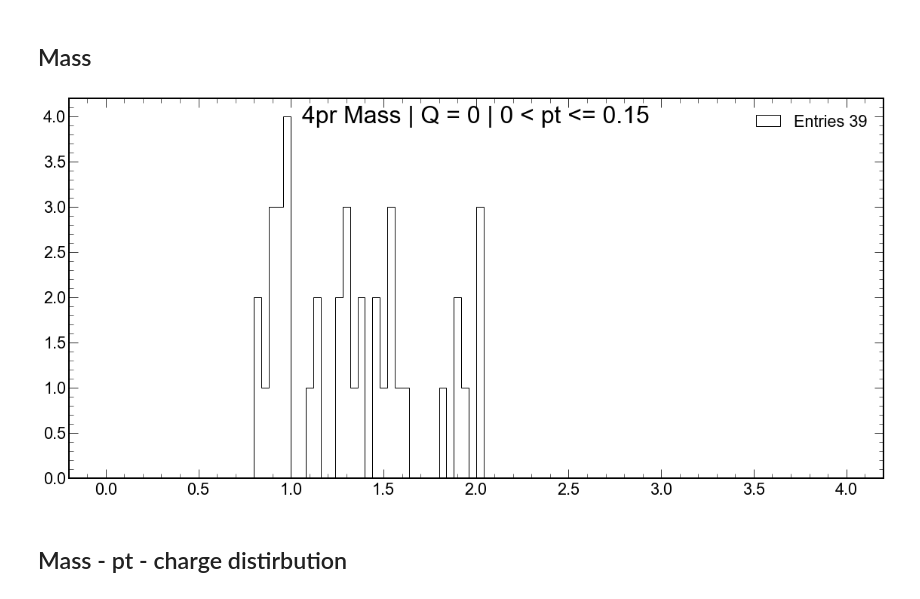
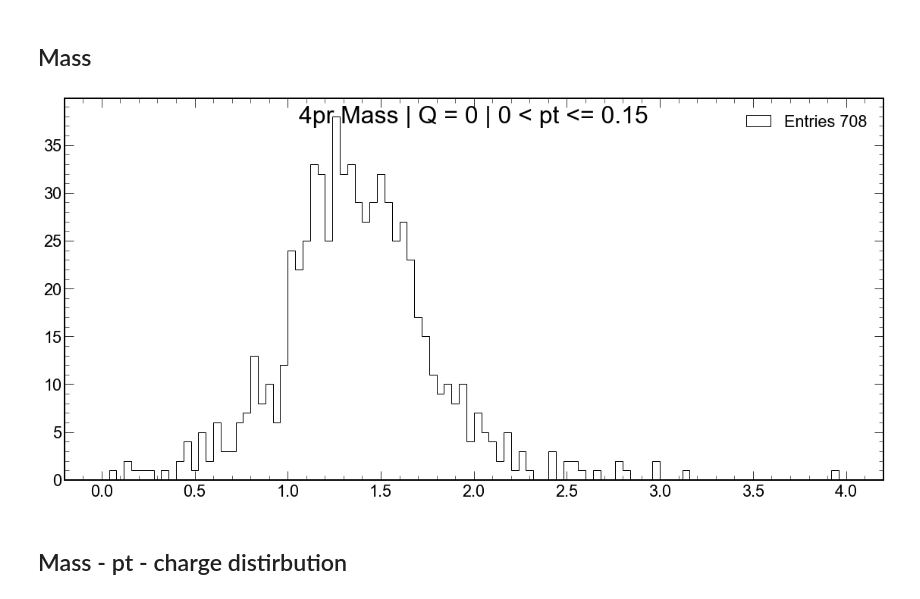
Before and after one commit to bdrum/cern-physics, a Jupyter notebook: notebooks/RhoPrime.ipynb, the cells around one changed output. Drawn from its saved outputs; the diff is of its cells as text; code cells hidden in the pictures.

```diff
--- a/notebooks/RhoPrime.ipynb
+++ b/notebooks/RhoPrime.ipynb
@@ -12,7 +12,10 @@ import awkward
 
 ccup9_2015_my_test = r"D:\GoogleDrive\Job\cern\Alice\analysis\dev\grid\selection\RhoPrime\macro\AnalysisResults.root"
 ccup9_2015_my = r'D:\GoogleDrive\Job\cern\Alice\analysis\data\RhoPrime\2015\RhoPrime2015o.root'
-events = uproot.open(ccup9_2015_my)['RhoPrimeCentral/events']
+ccup9_2015_my_new = r'D:\GoogleDrive\Job\cern\Alice\analysis\data\RhoPrime\2015\4Prongs2015oPartNew.root'
+
+
+events = uproot.open(ccup9_2015_my_new)['4Prongs/events']
 events.show()
 print(events.name, events.title, events.numentries)
 
@@ -20,7 +23,26 @@ print(events.name, events.title, events.numentries)
 data = events.arrays('*', namedecode="utf-8")
 # data = events.lazyarrays('*', namedecode="utf-8")
 
-# print(data.nTracks.sum())
+print(data['nTracks'].sum())
+
+## I forgot to clear T_ITSsa vector before new tracks filling for event. This led to uncorrect data in the vector,
+## but I have correct vectors for other track parameters, that means I know their sizes. It allows me
+## to take last n elements from each vector T_ITSsa where n - is correct size from any other track vector for event
+
+n=0
+newT_ITSsa = []
+
+for c in data['T_ITSRefit'].counts:
+      newT_ITSsa.append(data['T_ITSsa'][n][-c:].tolist())
+      n+=1
+
+newT_ITSsa = awkward.fromiter(newT_ITSsa)
+
+# test
+
+assert True == ((newT_ITSsa.counts == data['T_ITSRefit'].counts) * (newT_ITSsa.counts == data['T_Phi'].counts)).all()
+assert True == ((newT_ITSsa.starts == data['T_ITSRefit'].starts) * (newT_ITSsa.starts == data['T_Phi'].starts)).all()
+assert True == ((newT_ITSsa.stops  == data['T_ITSRefit'].stops ) * (newT_ITSsa.stops  == data['T_Phi'].stops )).all()
 # %% [output]
 RunNum                     (no streamer)              asdtype('>i4')
 PeriodNumber               (no streamer)              asdtype('>u4')
@@ -92,17 +130,13 @@ These criteria will apply for the selected data:
 # %%
-select    =  data['T_ITSRefit']  * (np.abs(data['T_NumberOfSigmaITSPion']) < 3) * (data['T_ITSNCls'] >3) * data['IsCUP9'] \
-            # * (data['T_TPCNCls'] < 50) #* (np.abs(data['T_NumberOfSigmaTPCPion']) < 3) # * data['T_TPCRefit']
+select    =  (data['T_ITSNCls'] > 3) * (~newT_ITSsa)
 
 selectTpc = data['T_TPCRefit'] * (data['T_TPCNCls'] > 50) * (np.abs(data['T_NumberOfSigmaTPCPion']) < 3)
 
 def GetGoodEvents(TrackNum=4, ChargeEqualCondition=True, charge=0, WithGoodNTpcTracks=0):
 
-#     GoodEvents = np.argwhere(select.counts==4) # get events with only 4 tracks
-#     GoodEvents = GoodEvents[(np.argwhere(select[GoodEvents].sum().flatten()==TrackNum)).flatten()] # get events with only 4 good tracks
-
     GoodEvents = np.argwhere(select.sum()==TrackNum).flatten() # get events with 4 good tracks
 
-    # at leass n tracks with tpc
+    # add at least n tracks with tpc to selected
     GoodEvents = np.intersect1d(GoodEvents,np.argwhere(selectTpc.sum().flatten() >= WithGoodNTpcTracks).flatten())
 
     # get events that have total charge from 4 tracks
@@ -160,0 +182,5 @@ print(GetGoodEventsWODUplicates(108))
+# %%
+param = 'T_ITSRefit'
+counts, bins = np.histogram(data[param].flatten(),bins=20, range=(0,20))
+plt.style.use(hep.style.ROOT)
+_= plt.hist(data[param].flatten(), bins=bins, histtype='step', color='black', label=f'Entries {np.sum(counts)}')
@@ -183,40 +236,39 @@ ax.legend()
 # %% [markdown]
 ## Mass
 # %%
-def GetMass(TrackNum=4, ChargeEqualCondition=True, charge=0, ptMin=0, ptMax=0.15, Draw=True):
-    GoodEvents = GetGoodEvents(TrackNum=4, ChargeEqualCondition=True, charge=0)
+def GetMass(ptMin=0, ptMax=0.15, Draw=True, ChargeEqualCondition=True):
     pxg = data['T_Px'][GoodEvents]
     pyg = data['T_Py'][GoodEvents]
     pzg = data['T_Pz'][GoodEvents]
     massPion = np.full(pxg.shape[0], 0.140)
     pt = np.sqrt(pxg.sum()**2  + pyg.sum()**2)
 
     Energy0 = np.sqrt(massPion**2 + pxg[:,0]**2 + pyg[:,0]**2 + pzg[:,0]**2)
     Energy1 = np.sqrt(massPion**2 + pxg[:,1]**2 + pyg[:,1]**2 + pzg[:,1]**2)
     Energy2 = np.sqrt(massPion**2 + pxg[:,2]**2 + pyg[:,2]**2 + pzg[:,2]**2)
     Energy3 = np.sqrt(massPion**2 + pxg[:,3]**2 + pyg[:,3]**2 + pzg[:,3]**2)
 
     Energy = Energy0 + Energy1 + Energy2 + Energy3
 
     Mass = np.sqrt(Energy**2 - pxg.sum()**2 - pyg.sum()**2 - pzg.sum()**2)[(pt>ptMin)*(pt<=ptMax)]
 
     if Draw:
         fig = plt.figure(figsize=(15, 7))
         ax = fig.add_axes([0,0,1,1])
         if ChargeEqualCondition:
             fig.suptitle(f'4pr Mass | Q = 0 | {ptMin} < pt <= {ptMax}', fontsize=32)
         else:
             fig.suptitle(f'4pr Mass | Q != 0 | {ptMin} < pt <= {ptMax}', fontsize=32)
         plt.style.use(hep.style.ROOT)
         counts, bins = np.histogram(Mass, bins=100, range=(0,4))
         _ = ax.hist(Mass, bins=bins, color='black', histtype='step', label=f'Entries {np.sum(counts)}')
         ax.legend()
     else:
         return Mass
-
+GoodEvents = GetGoodEvents()
 GetMass()
 # %% [output]
-[figure, old version]
+[figure, new version]
 # %% [markdown]
 ## Mass - pt - charge distirbution
 # %%
```
Also changed, not shown: parts of 17 cells of this notebook.
